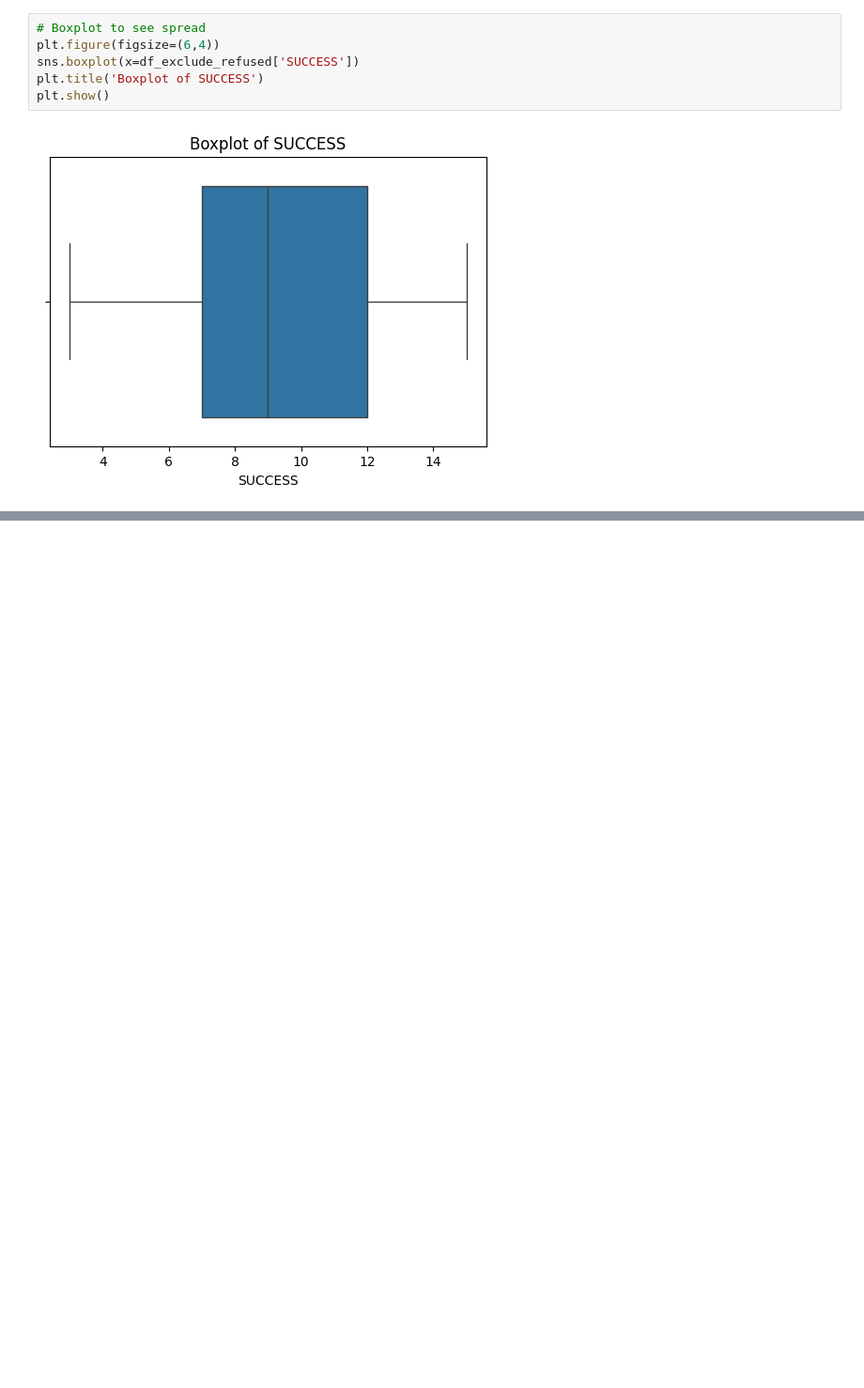
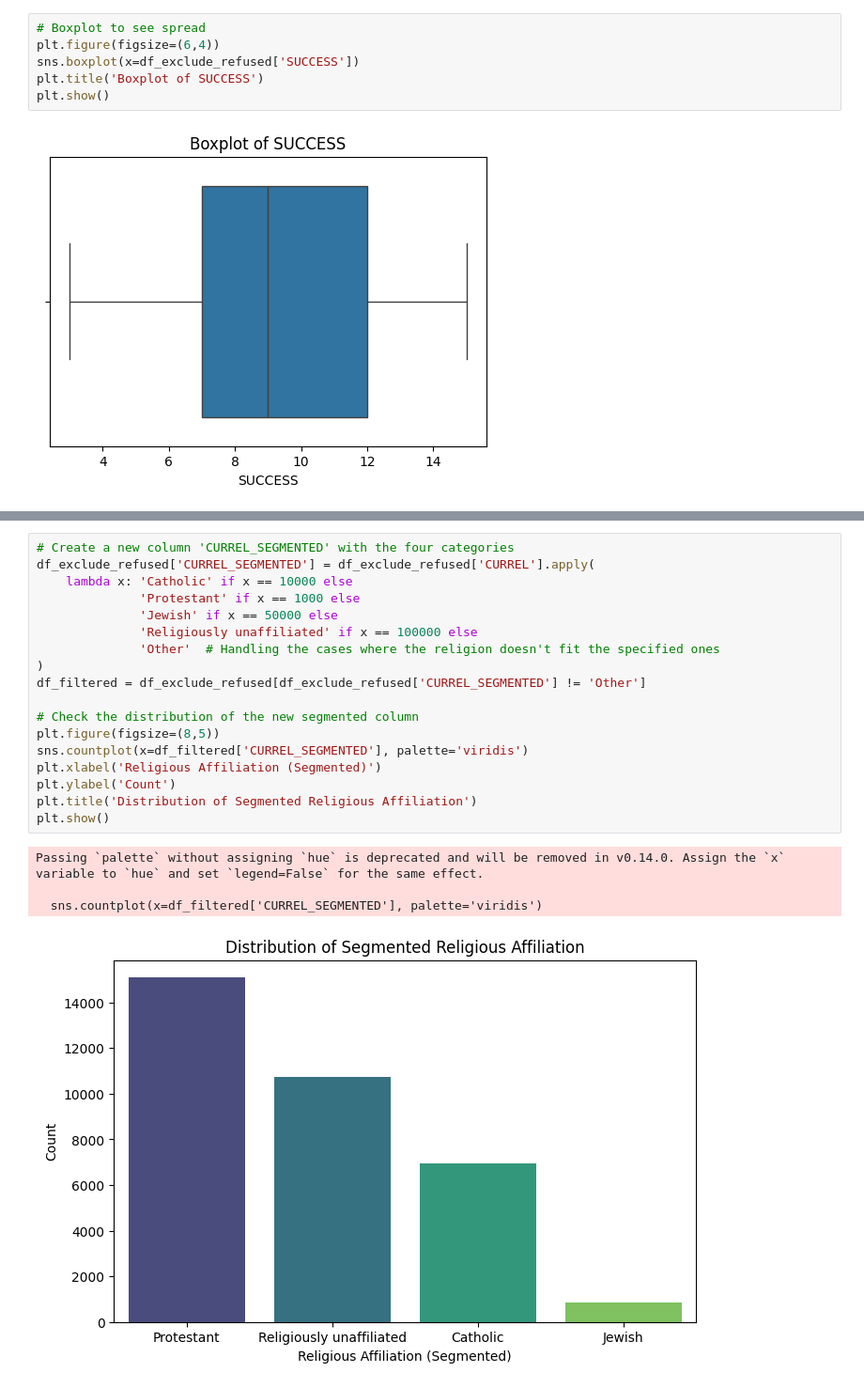
Before and after one commit to jak521/dsci441_project, a Jupyter notebook: code.ipynb, the cells around one changed output, grey strips where cells are left out. Shown at 94% size. Cells and saved outputs as stored; diff of their text form; blank space fills up the shorter version.

```diff
--- a/code.ipynb
+++ b/code.ipynb
@@ -728,0 +808,23 @@ plt.show()
+# %%
+# Create a new column 'CURREL_SEGMENTED' with the four categories
+df_exclude_refused['CURREL_SEGMENTED'] = df_exclude_refused['CURREL'].apply(
+    lambda x: 'Catholic' if x == 10000 else
+              'Protestant' if x == 1000 else
+              'Jewish' if x == 50000 else
+              'Religiously unaffiliated' if x == 100000 else
+              'Other'  # Handling the cases where the religion doesn't fit the specified ones
+)
+df_filtered = df_exclude_refused[df_exclude_refused['CURREL_SEGMENTED'] != 'Other']
+
+# Check the distribution of the new segmented column
+plt.figure(figsize=(8,5))
+sns.countplot(x=df_filtered['CURREL_SEGMENTED'], palette='viridis')
+plt.xlabel('Religious Affiliation (Segmented)')
+plt.ylabel('Count')
+plt.title('Distribution of Segmented Religious Affiliation')
+plt.show()
+# %% [output]
+Passing `palette` without assigning `hue` is deprecated and will be removed in v0.14.0. Assign the `x` variable to `hue` and set `legend=False` for the same effect.
+
+  sns.countplot(x=df_filtered['CURREL_SEGMENTED'], palette='viridis')
+[figure, added]
```
Also changed, not shown: parts of 10 cells of this notebook.
